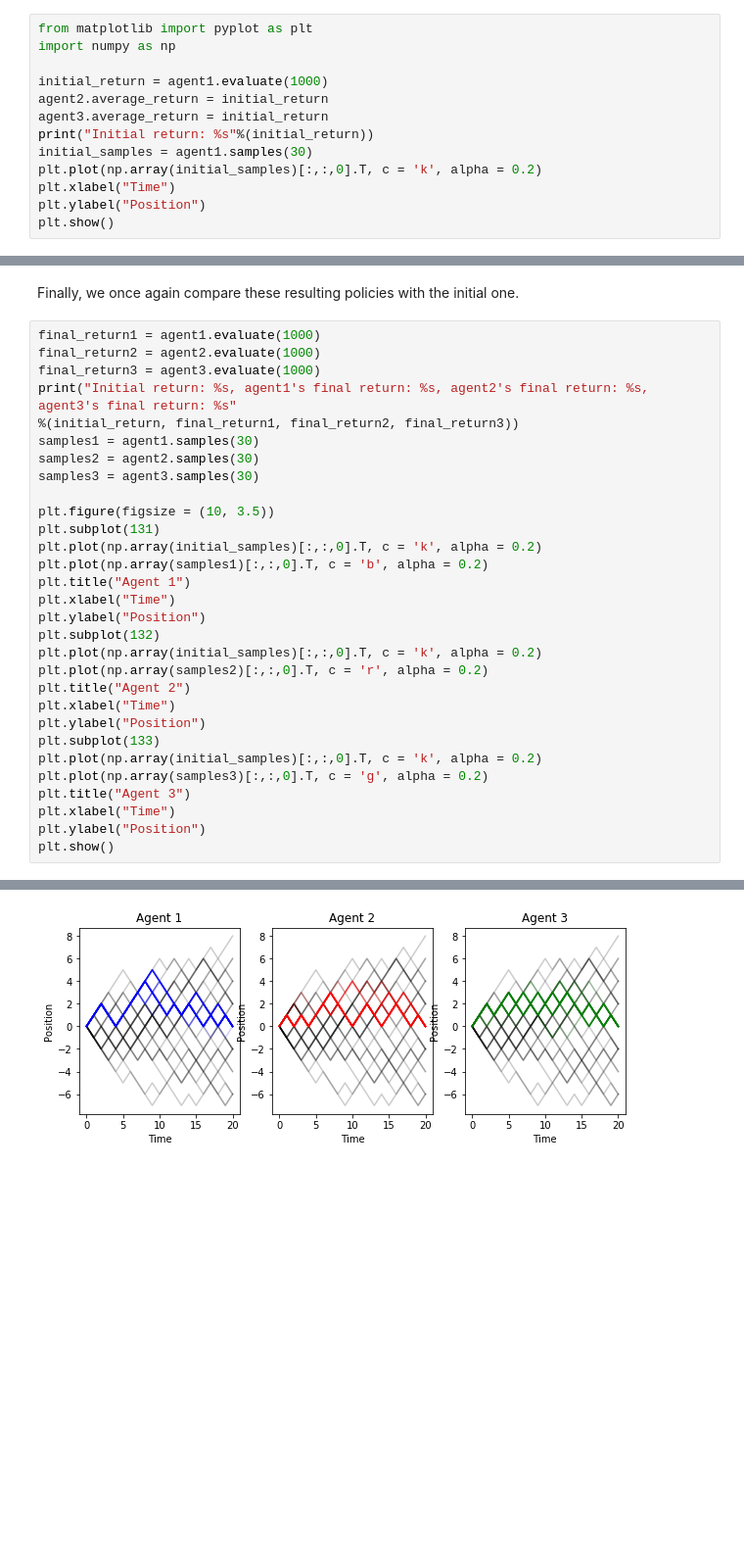
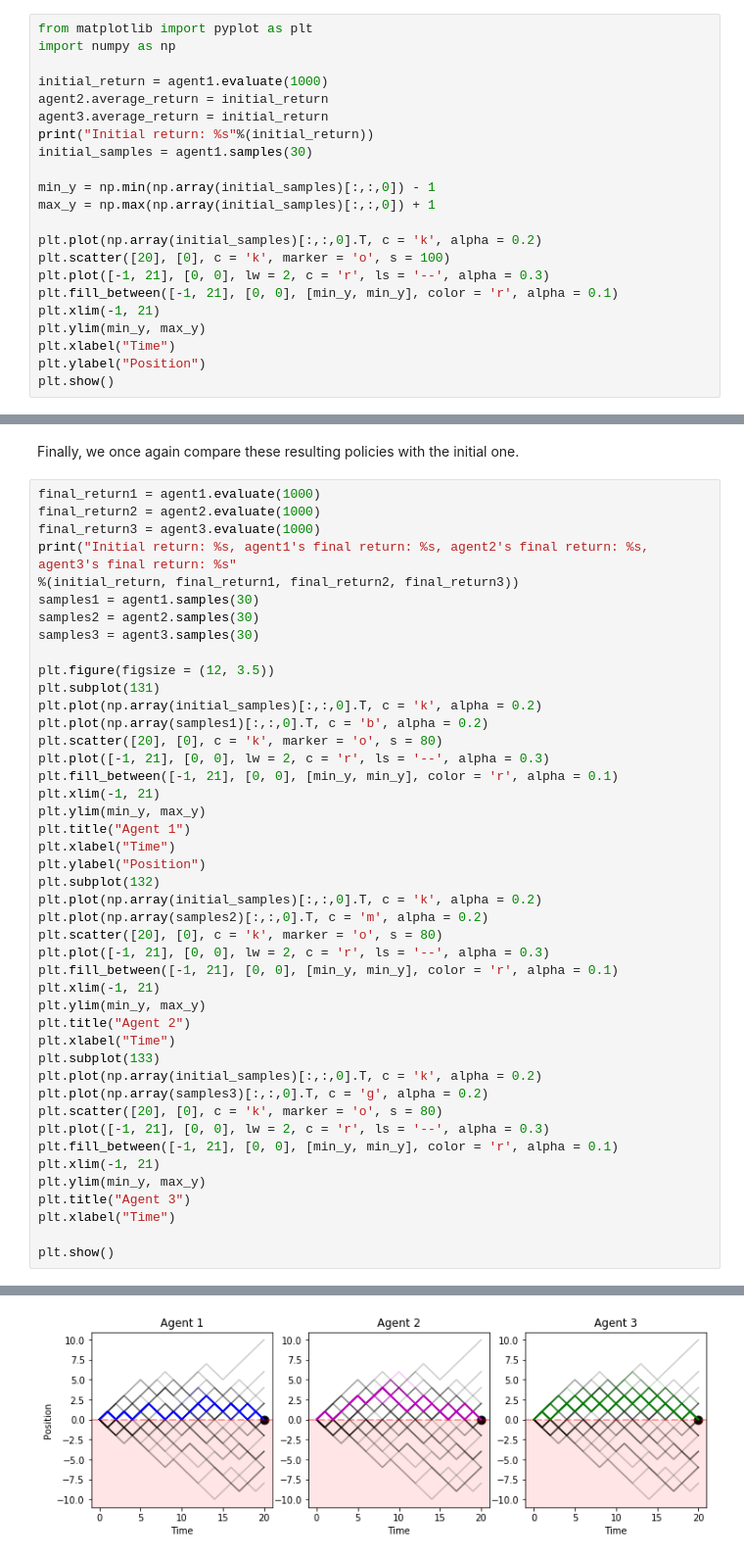
Before and after one commit to adammoss/MLiS2, a Jupyter notebook: examples/reinforcement_learning/tabular/actor_critic.ipynb, the cells around one changed output, grey strips where cells are left out. Shown at 98% size. Cells and saved outputs as stored; diff of their text form; blank space fills up the shorter version.

```diff
--- a/examples/reinforcement_learning/tabular/actor_critic.ipynb
+++ b/examples/reinforcement_learning/tabular/actor_critic.ipynb
@@ -81,7 +81,16 @@ agent2.average_return = initial_return
 agent3.average_return = initial_return
 print("Initial return: %s"%(initial_return))
 initial_samples = agent1.samples(30)
+
+min_y = np.min(np.array(initial_samples)[:,:,0]) - 1
+max_y = np.max(np.array(initial_samples)[:,:,0]) + 1
+
 plt.plot(np.array(initial_samples)[:,:,0].T, c = 'k', alpha = 0.2)
+plt.scatter([20], [0], c = 'k', marker = 'o', s = 100)
+plt.plot([-1, 21], [0, 0], lw = 2, c = 'r', ls = '--', alpha = 0.3)
+plt.fill_between([-1, 21], [0, 0], [min_y, min_y], color = 'r', alpha = 0.1)
+plt.xlim(-1, 21)
+plt.ylim(min_y, max_y)
 plt.xlabel("Time")
 plt.ylabel("Position")
 plt.show()
@@ -124,24 +133,38 @@ samples1 = agent1.samples(30)
 samples2 = agent2.samples(30)
 samples3 = agent3.samples(30)
 
-plt.figure(figsize = (10, 3.5))
+plt.figure(figsize = (12, 3.5))
 plt.subplot(131)
 plt.plot(np.array(initial_samples)[:,:,0].T, c = 'k', alpha = 0.2)
 plt.plot(np.array(samples1)[:,:,0].T, c = 'b', alpha = 0.2)
+plt.scatter([20], [0], c = 'k', marker = 'o', s = 80)
+plt.plot([-1, 21], [0, 0], lw = 2, c = 'r', ls = '--', alpha = 0.3)
+plt.fill_between([-1, 21], [0, 0], [min_y, min_y], color = 'r', alpha = 0.1)
+plt.xlim(-1, 21)
+plt.ylim(min_y, max_y)
 plt.title("Agent 1")
 plt.xlabel("Time")
 plt.ylabel("Position")
 plt.subplot(132)
 plt.plot(np.array(initial_samples)[:,:,0].T, c = 'k', alpha = 0.2)
-plt.plot(np.array(samples2)[:,:,0].T, c = 'r', alpha = 0.2)
+plt.plot(np.array(samples2)[:,:,0].T, c = 'm', alpha = 0.2)
+plt.scatter([20], [0], c = 'k', marker = 'o', s = 80)
+plt.plot([-1, 21], [0, 0], lw = 2, c = 'r', ls = '--', alpha = 0.3)
+plt.fill_between([-1, 21], [0, 0], [min_y, min_y], color = 'r', alpha = 0.1)
+plt.xlim(-1, 21)
+plt.ylim(min_y, max_y)
 plt.title("Agent 2")
 plt.xlabel("Time")
-plt.ylabel("Position")
 plt.subplot(133)
 plt.plot(np.array(initial_samples)[:,:,0].T, c = 'k', alpha = 0.2)
 plt.plot(np.array(samples3)[:,:,0].T, c = 'g', alpha = 0.2)
+plt.scatter([20], [0], c = 'k', marker = 'o', s = 80)
+plt.plot([-1, 21], [0, 0], lw = 2, c = 'r', ls = '--', alpha = 0.3)
+plt.fill_between([-1, 21], [0, 0], [min_y, min_y], color = 'r', alpha = 0.1)
+plt.xlim(-1, 21)
+plt.ylim(min_y, max_y)
 plt.title("Agent 3")
 plt.xlabel("Time")
-plt.ylabel("Position")
+
 plt.show()
 # %% [output]
@@ -149 +172 @@ Initial return: -32.29999999999998, agent1's final return: -0.089, agent2's fina
-[figure, old version]
+[figure, new version]
```
Also changed, not shown: parts of 3 cells of this notebook, 3 other files.
